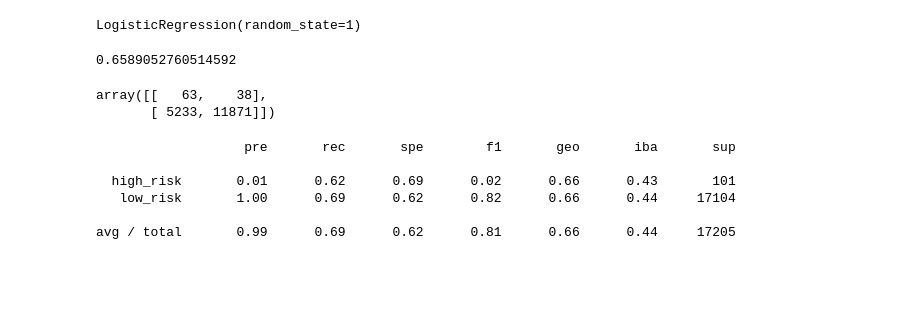
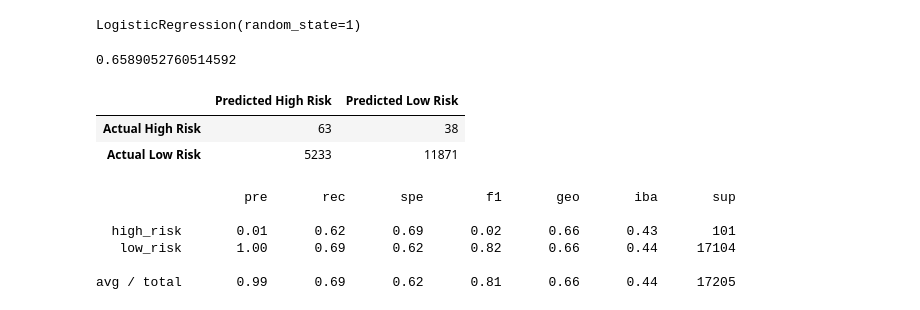
Before and after one commit to jennadodge/Credit_Risk_Analysis, a Jupyter notebook: credit_risk_resampling.ipynb, the cells around one changed output. Cells and saved outputs as stored; diff of their text form; code cells hidden in the pictures; blank space fills up the shorter version.

```diff
--- a/credit_risk_resampling.ipynb
+++ b/credit_risk_resampling.ipynb
@@ -234,12 +240,19 @@ y_pred = model.predict(X_test)
 balanced_accuracy_score(y_test,y_pred)
 # %% [output]
 0.6589052760514592
-# %%
-# Display the confusion matrix
-confusion_matrix(y_test,y_pred)
-# %% [output]
-array([[   63,    38],
-       [ 5233, 11871]])
+# %%
+# Display the confusion matrix
+
+cm = confusion_matrix(y_test,y_pred)
+cm_df = pd.DataFrame(
+    cm,
+    index=["Actual High Risk", "Actual Low Risk"],
+    columns=["Predicted High Risk", "Predicted Low Risk"])
+cm_df
+# %% [output]
+|  | Predicted High Risk | Predicted Low Risk |
+| Actual High Risk | 63 | 38 |
+| Actual Low Risk | 5233 | 11871 |
 # %%
 # Print the imbalanced classification report
 print(classification_report_imbalanced(y_test,y_pred))
```
Also changed, not shown: parts of 6 cells of this notebook, 21 other files.
